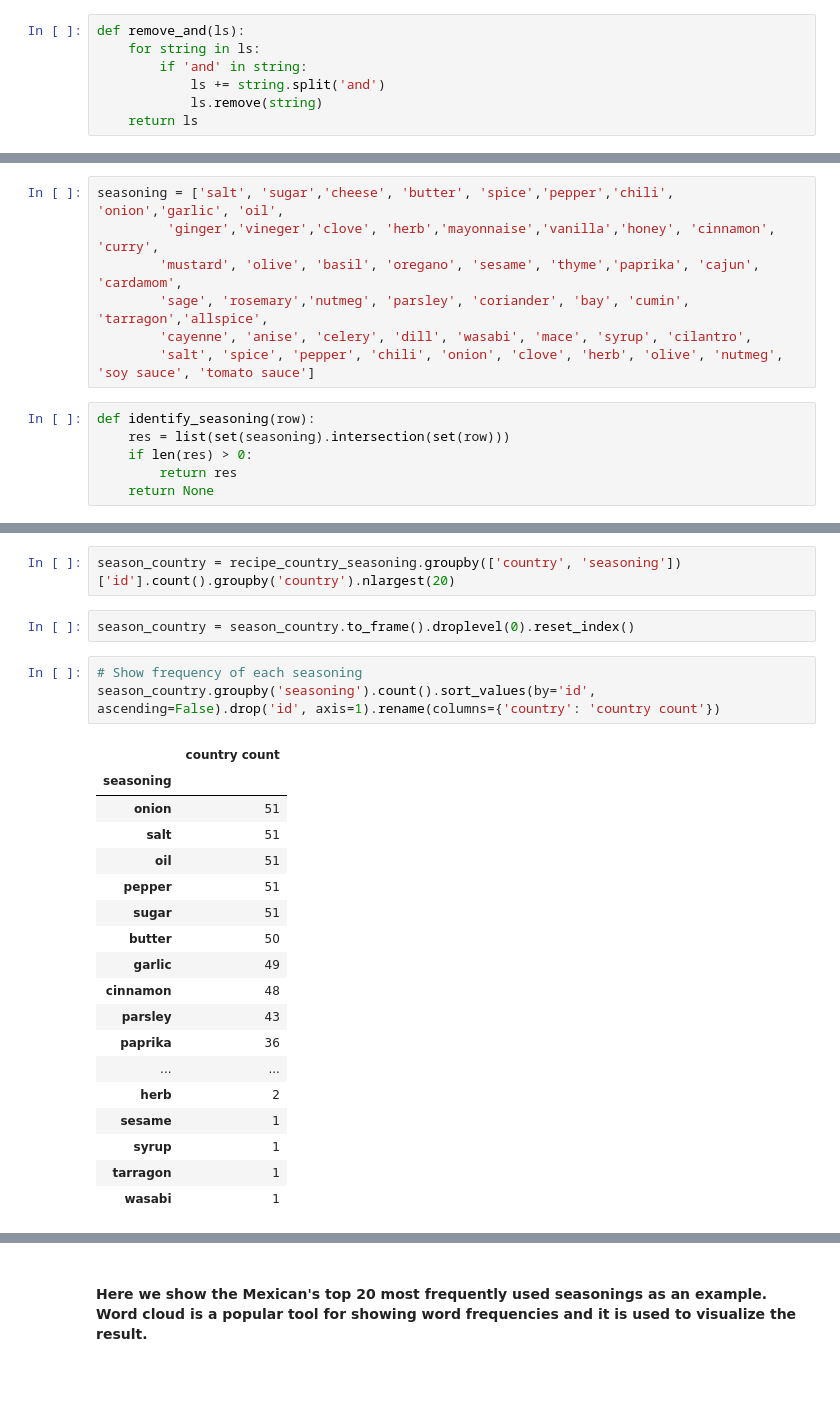
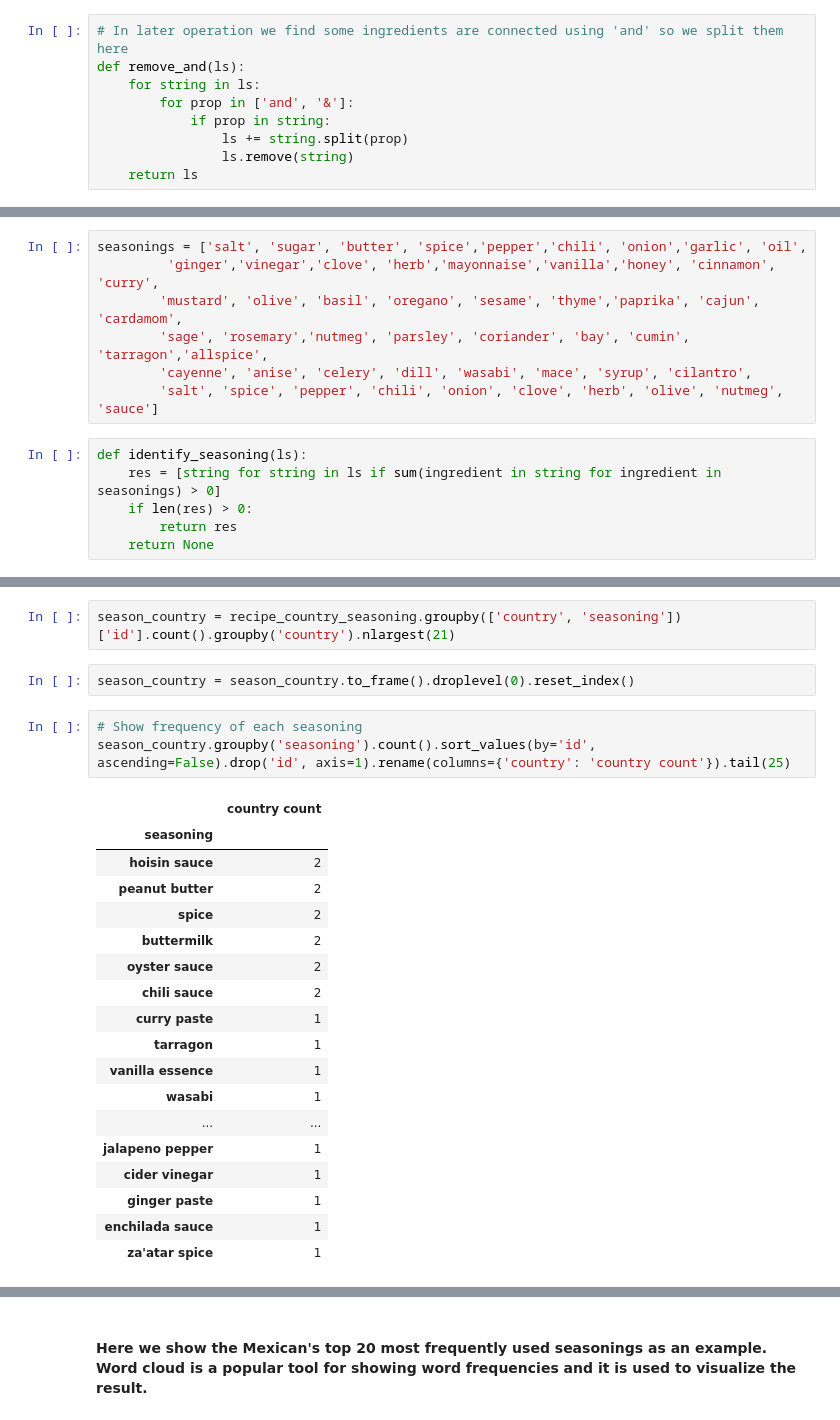
Before and after one commit to JiahuaWU/ada2019, a Jupyter notebook: FinalNotebook.ipynb, the cells around one changed output, grey strips where cells are left out. Cells and saved outputs as stored; diff of their text form; blank space fills up the shorter version.

```diff
--- a/FinalNotebook.ipynb
+++ b/FinalNotebook.ipynb
@@ -184,11 +187,13 @@ def remove_adj(ls):
 # %%
 recipe_country.ingredients = recipe_country.ingredients.apply(eval).apply(remove_adj)
 # %%
+# In later operation we find some ingredients are connected using 'and' so we split them here
 def remove_and(ls):
     for string in ls:
-        if 'and' in string:
-            ls += string.split('and')
-            ls.remove(string)
+        for prop in ['and', '&']:
+            if prop in string:
+                ls += string.split(prop)
+                ls.remove(string)
     return ls
 # %%
 recipe_country.ingredients = recipe_country.ingredients.apply(remove_and)
@@ -289,15 +292,15 @@ The seasoning list is collceted through searching on Google. 48 different season
 # %%
 recipe_country_ingre = recipe_country.copy()
 # %%
-seasoning = ['salt', 'sugar','cheese', 'butter', 'spice','pepper','chili', 'onion','garlic', 'oil',
-         'ginger','vineger','clove', 'herb','mayonnaise','vanilla','honey', 'cinnamon', 'curry',
+seasonings = ['salt', 'sugar', 'butter', 'spice','pepper','chili', 'onion','garlic', 'oil',
+         'ginger','vinegar','clove', 'herb','mayonnaise','vanilla','honey', 'cinnamon', 'curry',
         'mustard', 'olive', 'basil', 'oregano', 'sesame', 'thyme','paprika', 'cajun', 'cardamom',
         'sage', 'rosemary','nutmeg', 'parsley', 'coriander', 'bay', 'cumin', 'tarragon','allspice',
         'cayenne', 'anise', 'celery', 'dill', 'wasabi', 'mace', 'syrup', 'cilantro',
-        'salt', 'spice', 'pepper', 'chili', 'onion', 'clove', 'herb', 'olive', 'nutmeg', 'soy sauce', 'tomato sauce']
+        'salt', 'spice', 'pepper', 'chili', 'onion', 'clove', 'herb', 'olive', 'nutmeg', 'sauce']
 # %%
-def identify_seasoning(row):
-    res = list(set(seasoning).intersection(set(row)))
+def identify_seasoning(ls):
+    res = [string for string in ls if sum(ingredient in string for ingredient in seasonings) > 0]
     if len(res) > 0:
         return res
     return None
@@ -310,29 +313,29 @@ Top 20 frequently used seasoning for each country is computed.
 # %%
-season_country = recipe_country_seasoning.groupby(['country', 'seasoning'])['id'].count().groupby('country').nlargest(20)
+season_country = recipe_country_seasoning.groupby(['country', 'seasoning'])['id'].count().groupby('country').nlargest(21)
 # %%
 season_country = season_country.to_frame().droplevel(0).reset_index()
 # %%
 # Show frequency of each seasoning
-season_country.groupby('seasoning').count().sort_values(by='id', ascending=False).drop('id', axis=1).rename(columns={'country': 'country count'})
+season_country.groupby('seasoning').count().sort_values(by='id', ascending=False).drop('id', axis=1).rename(columns={'country': 'country count'}).tail(25)
 # %% [output]
 |  | country count |
 | seasoning |  |
-| onion | 51 |
-| salt | 51 |
-| oil | 51 |
-| pepper | 51 |
-| sugar | 51 |
-| butter | 50 |
-| garlic | 49 |
-| cinnamon | 48 |
-| parsley | 43 |
-| paprika | 36 |
+| hoisin sauce | 2 |
+| peanut butter | 2 |
+| spice | 2 |
+| buttermilk | 2 |
+| oyster sauce | 2 |
+| chili sauce | 2 |
+| curry paste | 1 |
+| tarragon | 1 |
+| vanilla essence | 1 |
+| wasabi | 1 |
 | ... | ... |
-| herb | 2 |
-| sesame | 1 |
-| syrup | 1 |
-| tarragon | 1 |
-| wasabi | 1 |
+| jalapeno pepper | 1 |
+| cider vinegar | 1 |
+| ginger paste | 1 |
+| enchilada sauce | 1 |
+| za'atar spice | 1 |
 # %%
 season_country.country[season_country['seasoning'] == 'wasabi']
 # %% [output]
```
Also changed, not shown: parts of 22 cells of this notebook.
